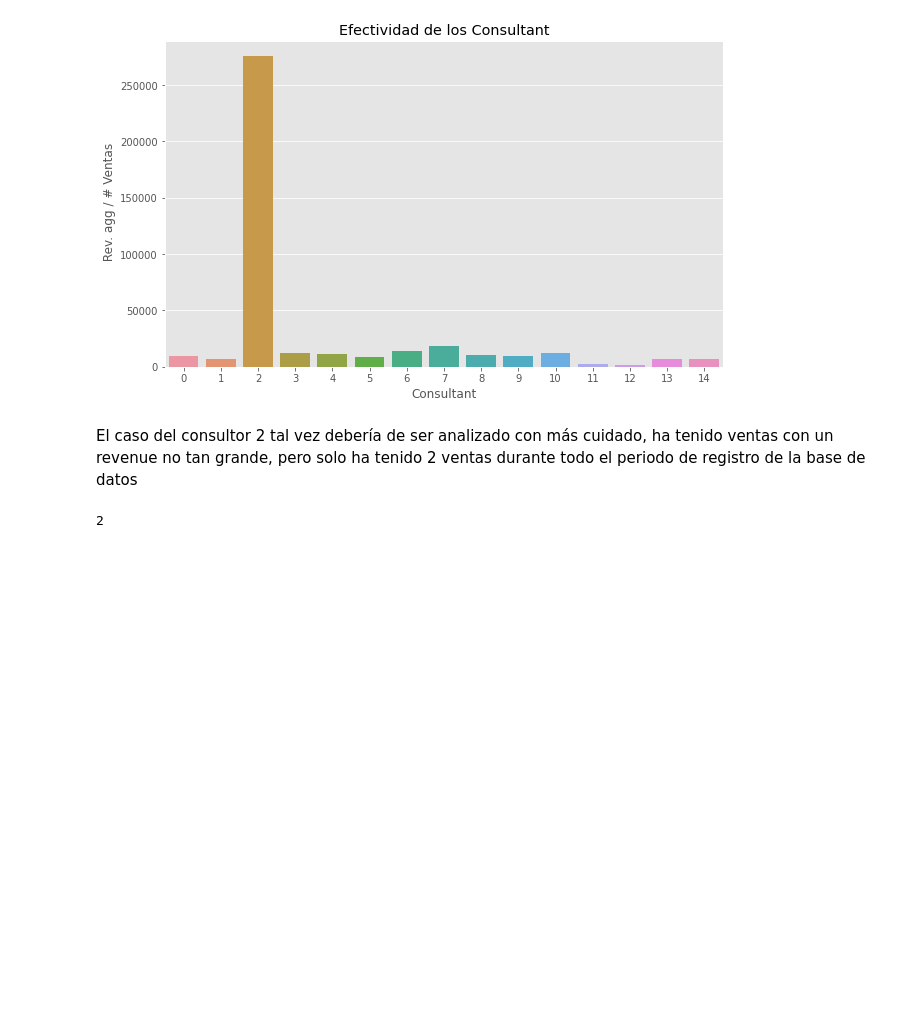
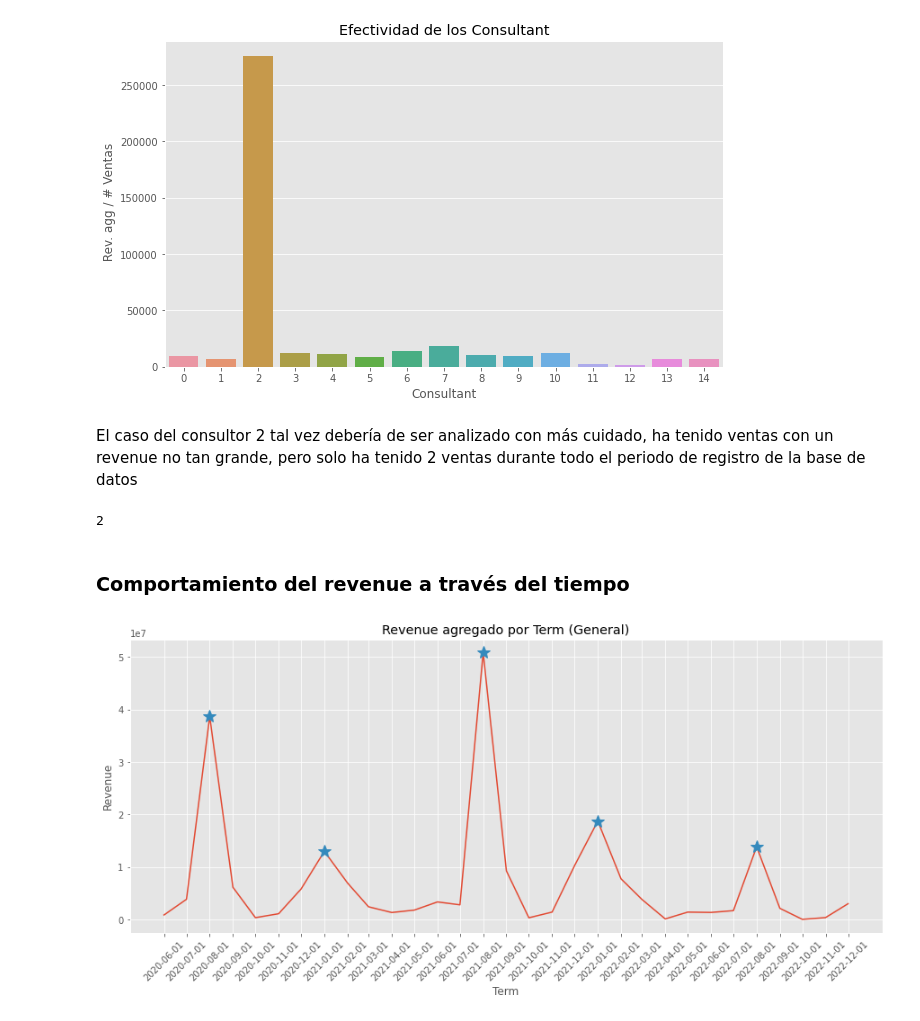
Before and after one commit to JuanEcheagaray75/CENGAGE-Sales-Analysis, a Jupyter notebook: project/reto.ipynb, the cells around one changed output. Cells and saved outputs as stored; diff of their text form; code cells hidden in the pictures; blank space fills up the shorter version.

Commit message:
added time series plot

```diff
--- a/project/reto.ipynb
+++ b/project/reto.ipynb
@@ -206,3 +208,18 @@ consultant = 2
 df.Consultant.value_counts().sort_index()[consultant]
 # %% [output]
 2
+# %% [markdown]
+### Comportamiento del revenue a través del tiempo
+# %%
+plt.figure(figsize=(15, 6))
+agg_revenue_term = df.groupby('Term').sum()['Revenue']
+ax = sns.lineplot(x=agg_revenue_term.index, y=agg_revenue_term)
+ax.set_title('Revenue agregado por Term (General)');
+plt.xticks(agg_revenue_term.index, rotation=45);
+
+# Encontrar los máximos locales
+peaks, _ = find_peaks(agg_revenue_term, distance=5);
+# Plot the peaks
+plt.plot(agg_revenue_term.index[peaks], agg_revenue_term[peaks], "*", markersize=15);
+# %% [output]
+[figure, added]
```
Also changed, not shown: parts of 2 cells of this notebook.
